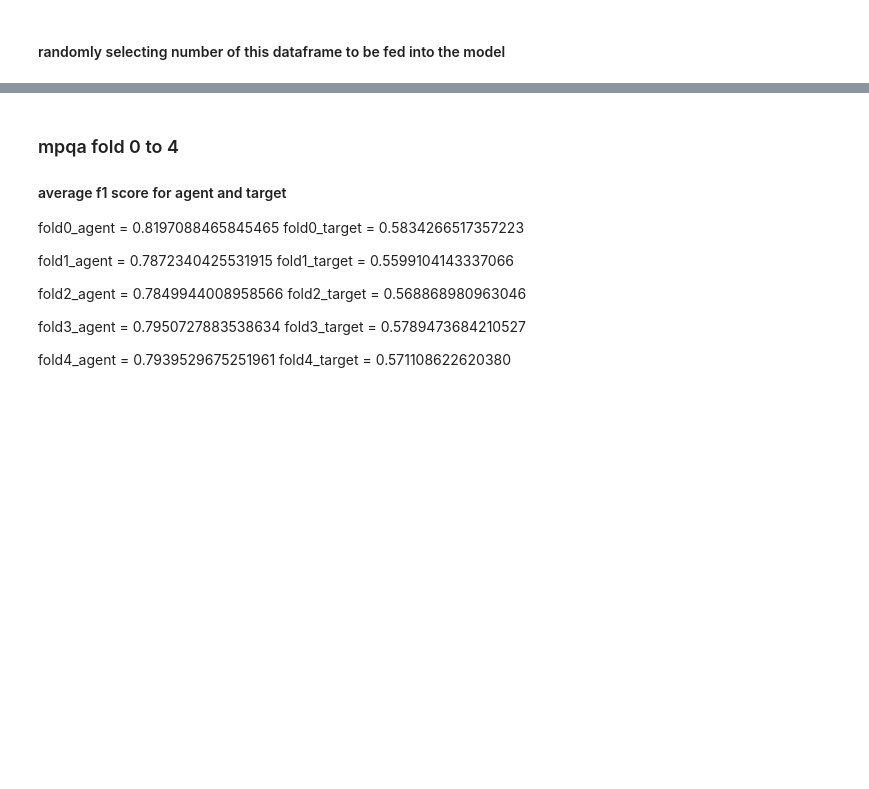
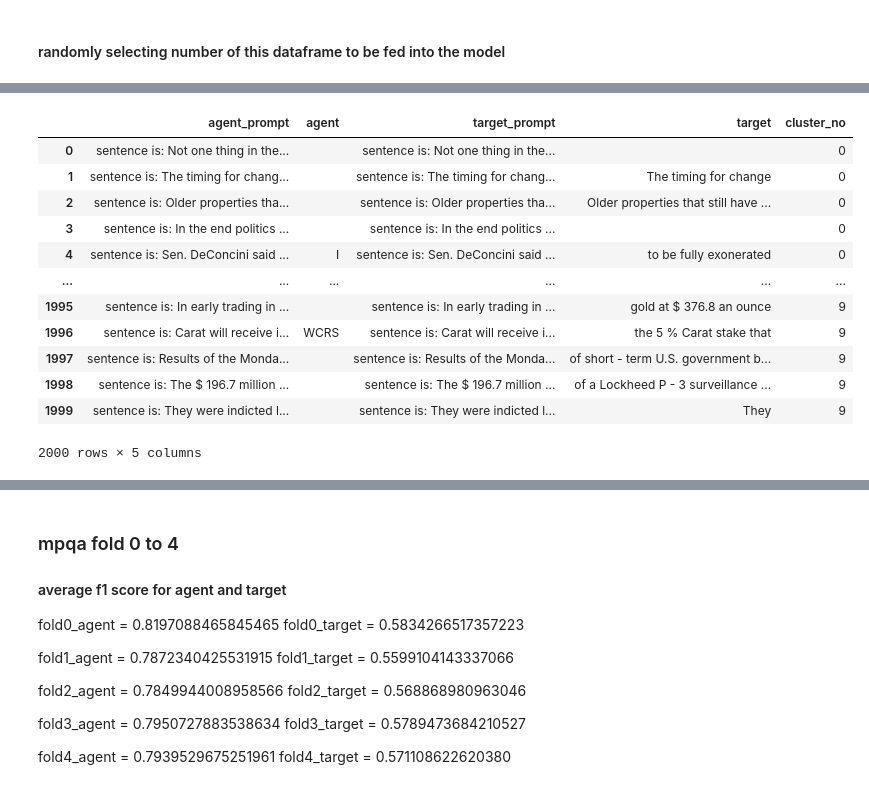
Before and after one commit to houman-nr/vigilant-umbrella, a Jupyter notebook: accuracy-explorer-4-t5.ipynb, the cells around one changed output, grey strips where cells are left out. Drawn from its saved outputs; the diff is of its cells as text; code cells hidden in the pictures; blank space fills up the shorter version.

```diff
--- a/accuracy-explorer-4-t5.ipynb
+++ b/accuracy-explorer-4-t5.ipynb
@@ -498,3 +448,56 @@ srl_train_2k
+# %%
+def random_sample_df(df, num_rows, seed=None):
+    # Check if num_rows is larger than the available number of rows in the DataFrame
+    if num_rows > len(df):
+        raise ValueError(f"Requested {num_rows} rows, but the DataFrame only contains {len(df)} rows.")
+
+    # Sample the DataFrame and return the result
+    sampled_df = df.sample(n=num_rows, random_state=seed)
+    return sampled_df
+
+def random_sample_from_all_clusters(df, num_rows_per_cluster, cluster_column, seed=None):
+    # Check if the cluster_column exists in the DataFrame
+    if cluster_column not in df.columns:
+        raise ValueError(f"Column '{cluster_column}' not found in DataFrame.")
+
+    # Create an empty list to hold the sampled data for each cluster
+    sampled_dfs = []
+
+    # Group the DataFrame by the cluster column
+    grouped = df.groupby(cluster_column)
+
+    # Iterate over each cluster and sample rows
+    for cluster, group in grouped:
+        # Check if the group has enough rows to sample
+        if len(group) < num_rows_per_cluster:
+            raise ValueError(f"Cluster '{cluster}' has only {len(group)} rows, but {num_rows_per_cluster} were requested.")
+
+        # Sample the rows from the current cluster
+        sampled_group = group.sample(n=num_rows_per_cluster, random_state=seed)
+        sampled_dfs.append(sampled_group)
+
+    # Concatenate the sampled DataFrames for each cluster
+    sampled_df = pd.concat(sampled_dfs).reset_index(drop=True)
+
+    return sampled_df
+
+
+srl_train_2k = random_sample_from_all_clusters(srl_df, 200, 'cluster_no', seed)
+srl_train_2k
+# %% [output]
+|  | agent_prompt | agent | target_prompt | target | cluster_no |
+| 0 | sentence is: Not one thing in the... |  | sentence is: Not one thing in the... |  | 0 |
+| 1 | sentence is: The timing for chang... |  | sentence is: The timing for chang... | The timing for change | 0 |
+| 2 | sentence is: Older properties tha... |  | sentence is: Older properties tha... | Older properties that still have ... | 0 |
+| 3 | sentence is: In the end politics ... |  | sentence is: In the end politics ... |  | 0 |
+| 4 | sentence is: Sen. DeConcini said ... | I | sentence is: Sen. DeConcini said ... | to be fully exonerated | 0 |
+| ... | ... | ... | ... | ... | ... |
+| 1995 | sentence is: In early trading in ... |  | sentence is: In early trading in ... | gold at $ 376.8 an ounce | 9 |
+| 1996 | sentence is: Carat will receive i... | WCRS | sentence is: Carat will receive i... | the 5 % Carat stake that | 9 |
+| 1997 | sentence is: Results of the Monda... |  | sentence is: Results of the Monda... | of short - term U.S. government b... | 9 |
+| 1998 | sentence is: The $ 196.7 million ... |  | sentence is: The $ 196.7 million ... | of a Lockheed P - 3 surveillance ... | 9 |
+| 1999 | sentence is: They were indicted l... |  | sentence is: They were indicted l... | They | 9 |
+2000 rows × 5 columns
 # %%
 def combine_and_shuffle(df1, df2, seed=None):
     """
```
Also changed, not shown: parts of 16 cells of this notebook.
